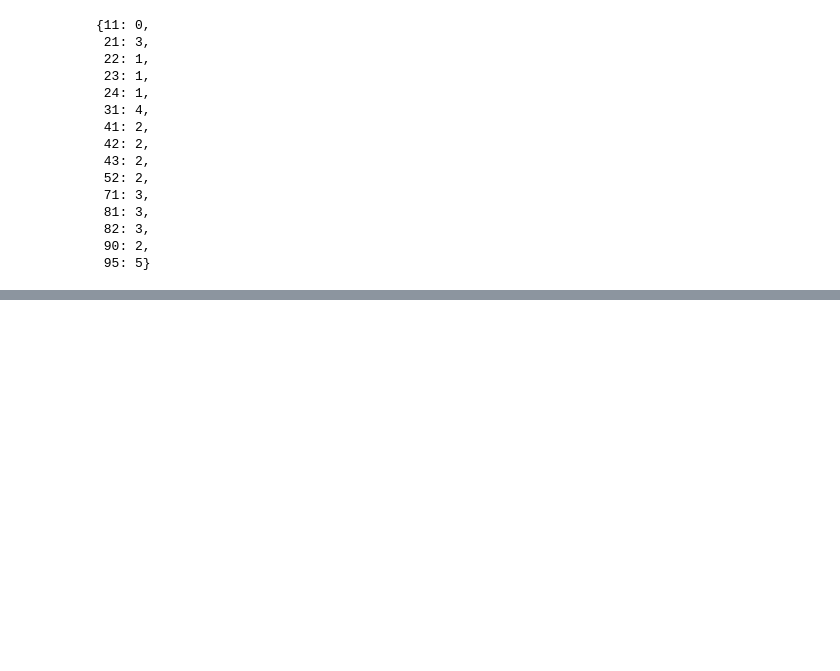
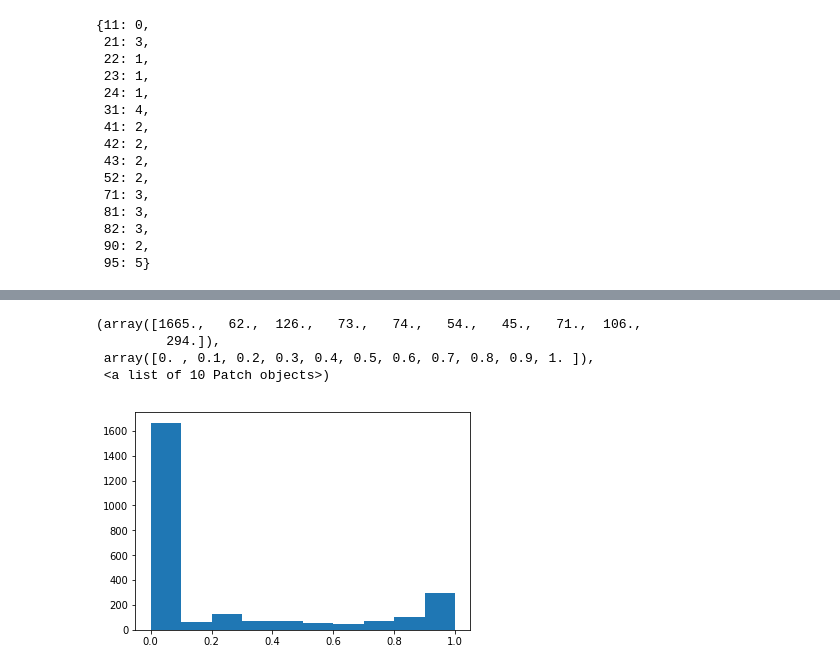
Before and after one commit to patrickcgray/landcover_rcnn, a Jupyter notebook: rcnn/strange network.ipynb, the cells around one changed output, grey strips where cells are left out. Cells and saved outputs as stored; diff of their text form; code cells hidden in the pictures; blank space fills up the shorter version.

```diff
--- a/rcnn/strange network.ipynb
+++ b/rcnn/strange network.ipynb
@@ -242 +321,3 @@ eval_generator = tile_gen.tile_generator(test_px, batch_size=1)
+# %%
+eval_generator = tile_gen.tile_generator(test_px, batch_size=1, flatten=True, canopy=True)
 # %%
@@ -265,2 +328,2 @@ array([[[0.7310586 ],
 # %%
-pred = np.argmax(predictions,axis=-1)
+lc_predictions = np.argmax(lc_predictions,axis=-1)
@@ -277,9 +330,12 @@ def strangeBlock(input_block, nb_layers, filters):
 # %%
-labels = np.empty(pred.shape)
+lc_lab = np.empty(lc_predictions.shape)
+canopy_true = np.empty(canopy_pred.shape)
 count = 0
-while count < len(labels):
+while count < len(lc_predictions):
         image_b, label_b = next(eval_generator)
-        label_b = np.argmax(label_b, axis=-1)
-        labels[count] = label_b
+        #label_b = np.argmax(label_b, axis=-1)
+        label_lc = np.argmax(label_b['landcover'], axis=-1)
+        canopy_true[count] = label_b['canopy']
+        lc_lab[count] = label_lc
         count += 1
 # %%
@@ -288,2 +362,10 @@ pred_index = pred.reshape(len(test_px)*4096)
+# %%
+plt.pyplot.hist(canopy_true)
+# %% [output]
+(array([1665.,   62.,  126.,   73.,   74.,   54.,   45.,   71.,  106.,
+         294.]),
+ array([0. , 0.1, 0.2, 0.3, 0.4, 0.5, 0.6, 0.7, 0.8, 0.9, 1. ]),
+ <a list of 10 Patch objects>)
+[figure, added]
 # %%
 pred_index.shape
```
Also changed, not shown: parts of 50 cells of this notebook, 12 other files.
